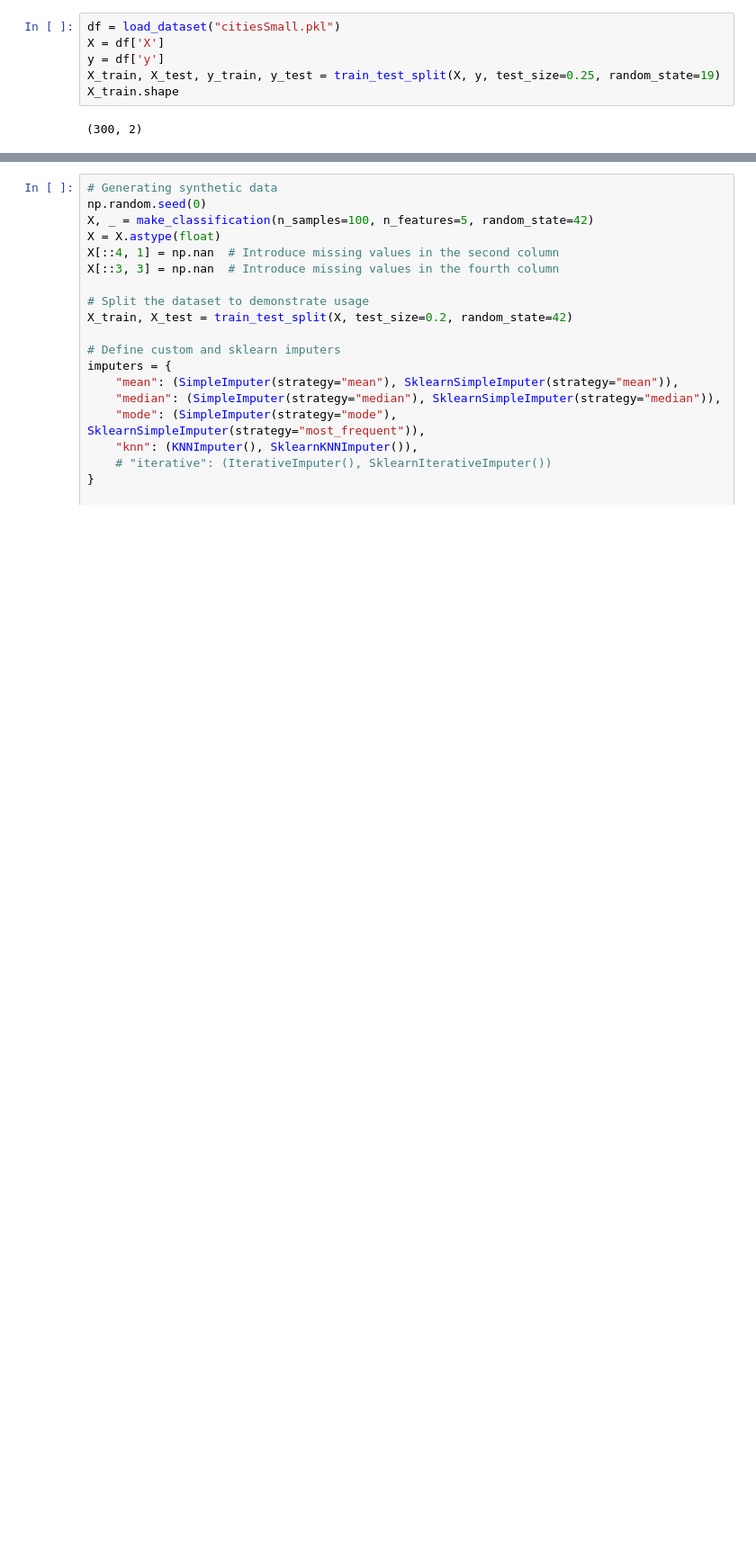
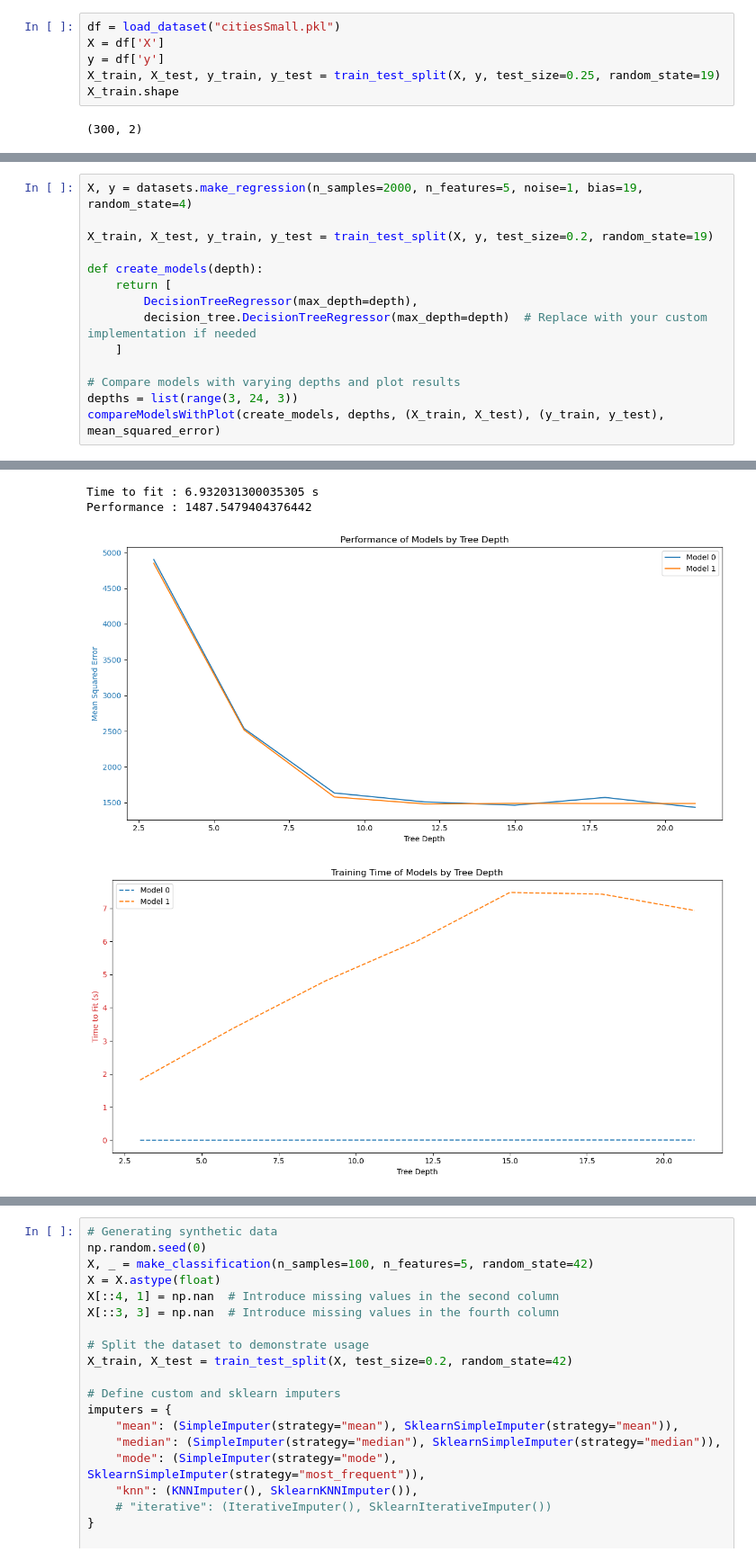
Before and after one commit to Zakaria-El-Maachi/ZAI-Scikit, a Jupyter notebook: testing.ipynb, the cells around one changed output, grey strips where cells are left out. Shown at 90% size. Drawn from its saved outputs; the diff is of its cells as text; blank space fills up the shorter version.

```diff
--- a/testing.ipynb
+++ b/testing.ipynb
@@ -399,0 +470,15 @@ Performance : 0.915
+# %%
+X, y = datasets.make_regression(n_samples=2000, n_features=5, noise=1, bias=19, random_state=4)
+
+X_train, X_test, y_train, y_test = train_test_split(X, y, test_size=0.2, random_state=19)
+
+def create_models(depth):
+    return [
+        DecisionTreeRegressor(max_depth=depth),
+        decision_tree.DecisionTreeRegressor(max_depth=depth)  # Replace with your custom implementation if needed
+    ]
+
+# Compare models with varying depths and plot results
+depths = list(range(3, 24, 3))
+compareModelsWithPlot(create_models, depths, (X_train, X_test), (y_train, y_test), mean_squared_error)
+# %% [output]
@@ -399,0 +532,4 @@ Performance : 0.915
+Time to fit : 6.932031300035305 s
+Performance : 1487.5479404376442
+[figure, added]
+[figure, added]
```
Also changed, not shown: parts of 22 cells of this notebook, 47 other files.
